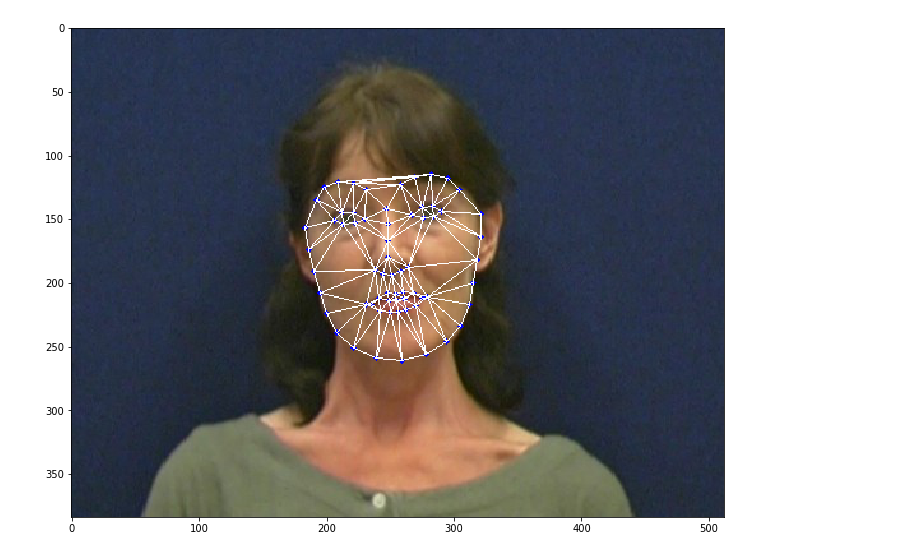
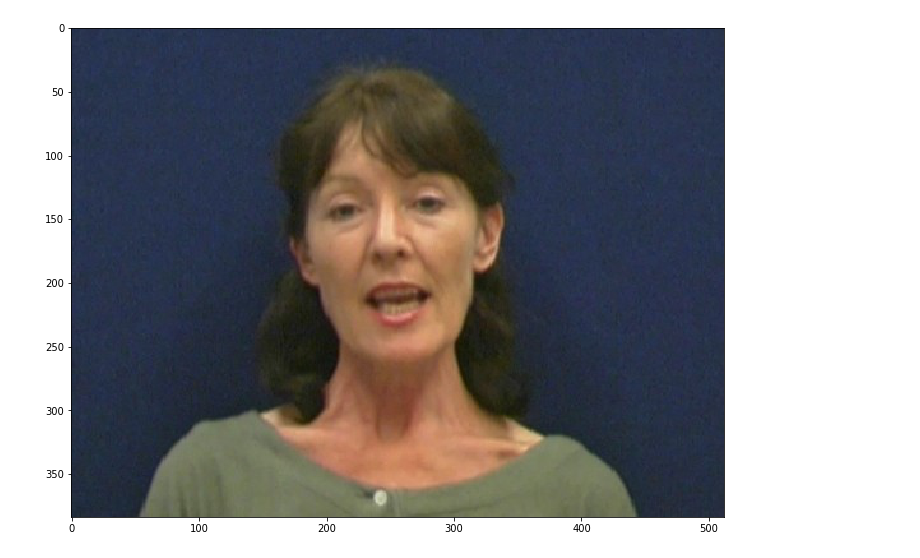
Before and after one commit to chukidadiz/AAM.py, a Jupyter notebook: AAM.ipynb, the cells around one changed output. Saved outputs shown, nothing was run; the diff lists cells and outputs as text; code cells hidden in the pictures.

```diff
--- a/AAM.ipynb
+++ b/AAM.ipynb
@@ -5,3 +17,10 @@ from matplotlib import pyplot as plt
+# %%
+img = cv2.imread(OPEN_MOUTH_PATH)
+plt.figure(figsize=(12, 9))
+plt.imshow(cv2.cvtColor(img, cv2.COLOR_BGR2RGB))
+plt.show()
+# %% [output]
+[figure, added]
 # %%
 def get_landmarks(path):
     numbers = None
@@ -21,31 +40,37 @@ def rect_contains(rect, point) :
         return False
     return True
 # %%
-raw_data = get_landmarks('data/sa1/001_sol')
-points = []
-for i in range(len(raw_data)//2):
-    points.append((int(raw_data[2*i]), int(raw_data[2*i+1])))
+def triangulation(path):
+    raw_data = get_landmarks(path+"_sol")
+    points = []
+    for i in range(len(raw_data)//2):
+        points.append((int(raw_data[2*i]), int(raw_data[2*i+1])))
 
-img = cv2.imread('data/sa1/001')
+    img = cv2.imread(path)
 
-rect = (0, 0, img.shape[1], img.shape[0])
-subdiv  = cv2.Subdiv2D(rect)
-for p in points :
-    cv2.circle(img, p, 2, (255,0,0), -1)
-    subdiv.insert(p)
+    rect = (0, 0, img.shape[1], img.shape[0])
+    subdiv  = cv2.Subdiv2D(rect)
+    for p in points :
+        cv2.circle(img, p, 2, (255,0,0), -1)
+        subdiv.insert(p)
 
-for t in subdiv.getTriangleList():
-    pt1 = (t[0], t[1])
-    pt2 = (t[2], t[3])
-    pt3 = (t[4], t[5])
+    tri = []
+    for t in subdiv.getTriangleList():
+        pt1 = (t[0], t[1])
+        pt2 = (t[2], t[3])
+        pt3 = (t[4], t[5])
 
-    if rect_contains(rect, pt1) and rect_contains(rect, pt2) and rect_contains(rect, pt3):
-        cv2.line(img, pt1, pt2, (255, 255, 255))
-        cv2.line(img, pt2, pt3, (255, 255, 255))
-        cv2.line(img, pt3, pt1, (255, 255, 255))
+        if rect_contains(rect, pt1) and rect_contains(rect, pt2) and rect_contains(rect, pt3):
+            pt1idx = points.index(pt1)
+            pt2idx = points.index(pt2)
+            pt3idx = points.index(pt3)
+            tri.append((pt1idx, pt2idx, pt3idx))
+            cv2.line(img, pt1, pt2, (255, 255, 255))
+            cv2.line(img, pt2, pt3, (255, 255, 255))
+            cv2.line(img, pt3, pt1, (255, 255, 255))
 
-plt.figure(figsize=(12, 9))
-plt.imshow(cv2.cvtColor(img, cv2.COLOR_BGR2RGB))
-plt.show()
+    plt.figure(figsize=(12, 9))
+    plt.imshow(cv2.cvtColor(img, cv2.COLOR_BGR2RGB))
+    plt.show()
+
+    return tri
-# %% [output]
-[figure, removed]
```
Also changed, not shown: parts of 8 cells of this notebook.
